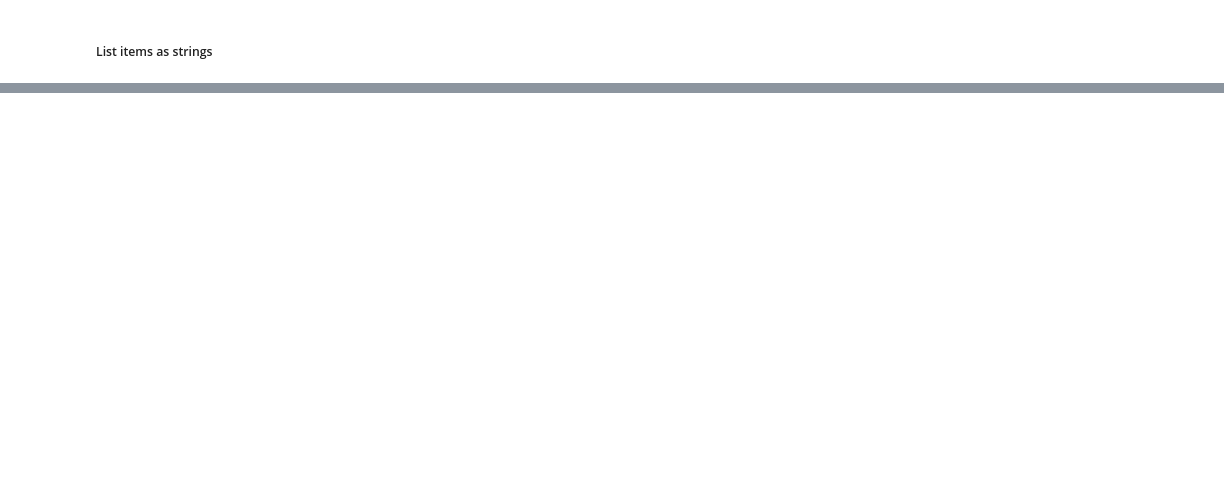
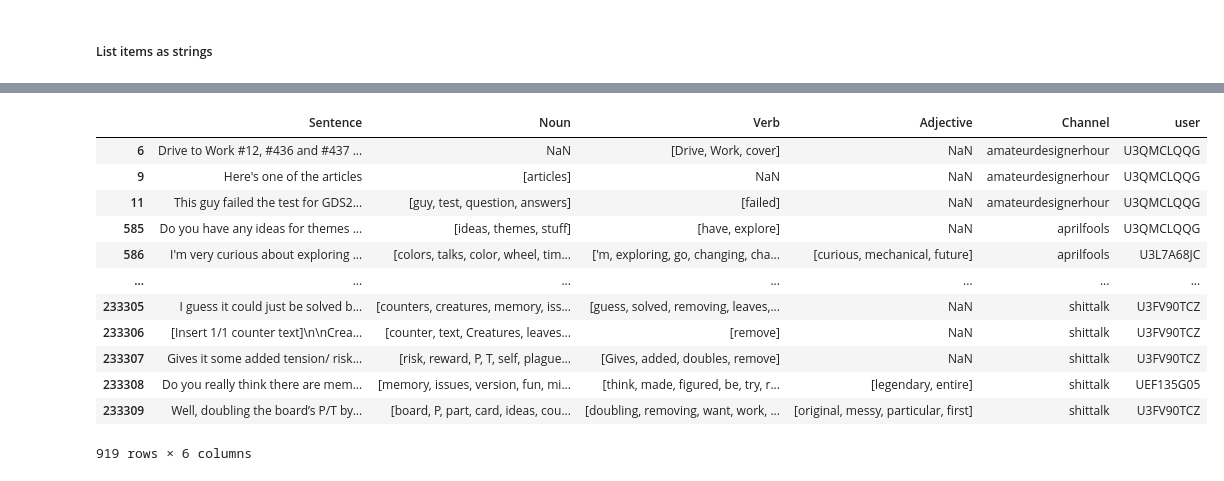
Before and after one commit to Awinn38/Personal-Projects, a Jupyter notebook: MindStand/WordSentiment.ipynb, the cells around one changed output, grey strips where cells are left out. Cells and saved outputs as stored; diff of their text form; code cells hidden in the pictures; blank space fills up the shorter version.

```diff
--- a/MindStand/WordSentiment.ipynb
+++ b/MindStand/WordSentiment.ipynb
@@ -163,7 +171,7 @@ def clean_alt_list(list_):
     list_ = list_.replace(']', '"]')
     return list_
 # %%
-meme= wordDataFrame
-meme = meme.explode('Sentence')
-meme['Sentence'] = meme['Sentence'].str.strip()
+WordSentimentDataFrame= wordDataFrame
+WordSentimentDataFrame = WordSentimentDataFrame.explode('Sentence')
+WordSentimentDataFrame['Sentence'] = WordSentimentDataFrame['Sentence'].str.strip()
 # %%
@@ -236,0 +210,16 @@ wordDataFrame['Sentence'].value_counts()
+# %%
+WordSentimentDataFrame
+# %% [output]
+|  | Sentence | Noun | Verb | Adjective | Channel | user |
+| 6 | Drive to Work #12, #436 and #437 ... | NaN | [Drive, Work, cover] | NaN | amateurdesignerhour | U3QMCLQQG |
+| 9 | Here's one of the articles | [articles] | NaN | NaN | amateurdesignerhour | U3QMCLQQG |
+| 11 | This guy failed the test for GDS2... | [guy, test, question, answers] | [failed] | NaN | amateurdesignerhour | U3QMCLQQG |
+| 585 | Do you have any ideas for themes ... | [ideas, themes, stuff] | [have, explore] | NaN | aprilfools | U3QMCLQQG |
+| 586 | I'm very curious about exploring ... | [colors, talks, color, wheel, tim... | ['m, exploring, go, changing, cha... | [curious, mechanical, future] | aprilfools | U3L7A68JC |
+| ... | ... | ... | ... | ... | ... | ... |
+| 233305 | I guess it could just be solved b... | [counters, creatures, memory, iss... | [guess, solved, removing, leaves,... | NaN | shittalk | U3FV90TCZ |
+| 233306 | [Insert 1/1 counter text]\n\nCrea... | [counter, text, Creatures, leaves... | [remove] | NaN | shittalk | U3FV90TCZ |
+| 233307 | Gives it some added tension/ risk... | [risk, reward, P, T, self, plague... | [Gives, added, doubles, remove] | NaN | shittalk | U3FV90TCZ |
+| 233308 | Do you really think there are mem... | [memory, issues, version, fun, mi... | [think, made, figured, be, try, r... | [legendary, entire] | shittalk | UEF135G05 |
+| 233309 | Well, doubling the board’s P/T by... | [board, P, part, card, ideas, cou... | [doubling, removing, want, work, ... | [original, messy, particular, first] | shittalk | U3FV90TCZ |
+919 rows × 6 columns
```
Also changed, not shown: parts of 14 cells of this notebook, 4 other files.
